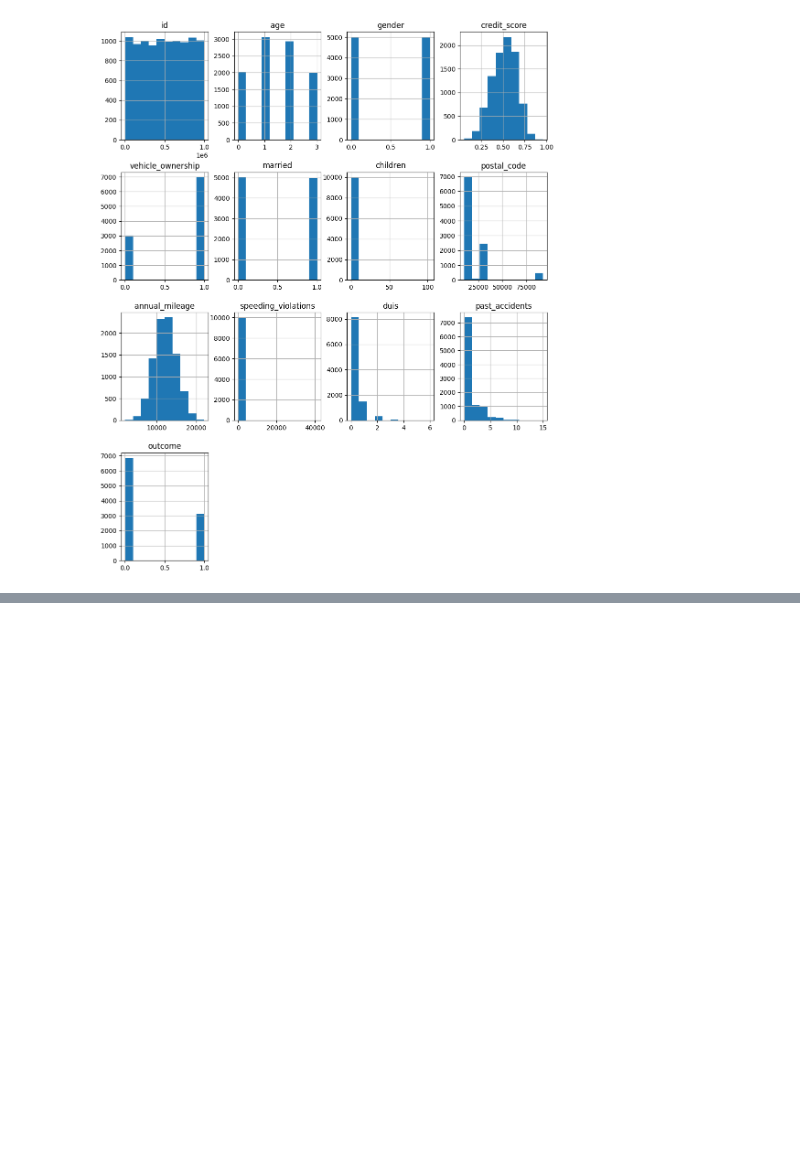
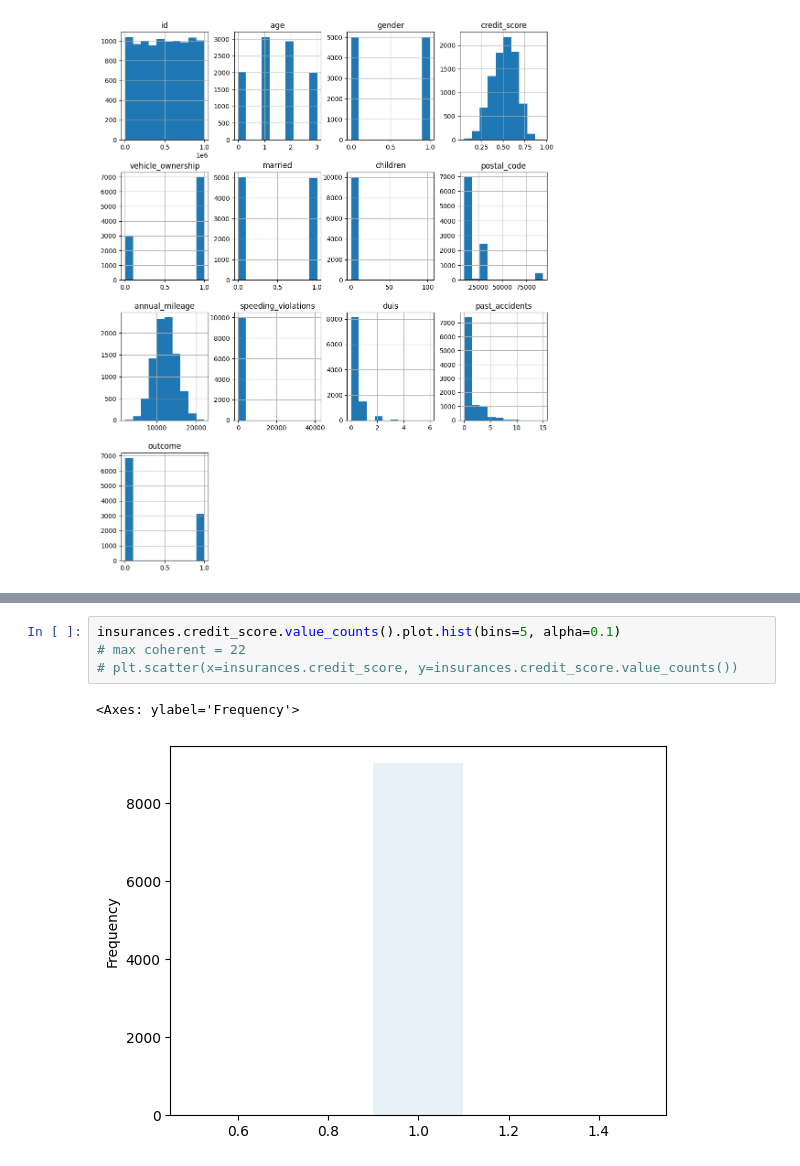
Before and after one commit to AntoineHazebrouck/data-science, a Jupyter notebook: project/main.ipynb, the cells around one changed output, grey strips where cells are left out. Drawn from its saved outputs; the diff is of its cells as text; blank space fills up the shorter version.

```diff
--- a/project/main.ipynb
+++ b/project/main.ipynb
@@ -184,3 +196,10 @@ array([[<Axes: title={'center': 'id'}>, <Axes: title={'center': 'age'}>,
+# %%
+insurances.credit_score.value_counts().plot.hist(bins=5, alpha=0.1)
+# max coherent = 22
+# plt.scatter(x=insurances.credit_score, y=insurances.credit_score.value_counts())
+# %% [output]
+<Axes: ylabel='Frequency'>
+[figure, added]
 # %% [markdown]
 ### 5 Préparation des données
 
```
Also changed, not shown: parts of 4 cells of this notebook.
